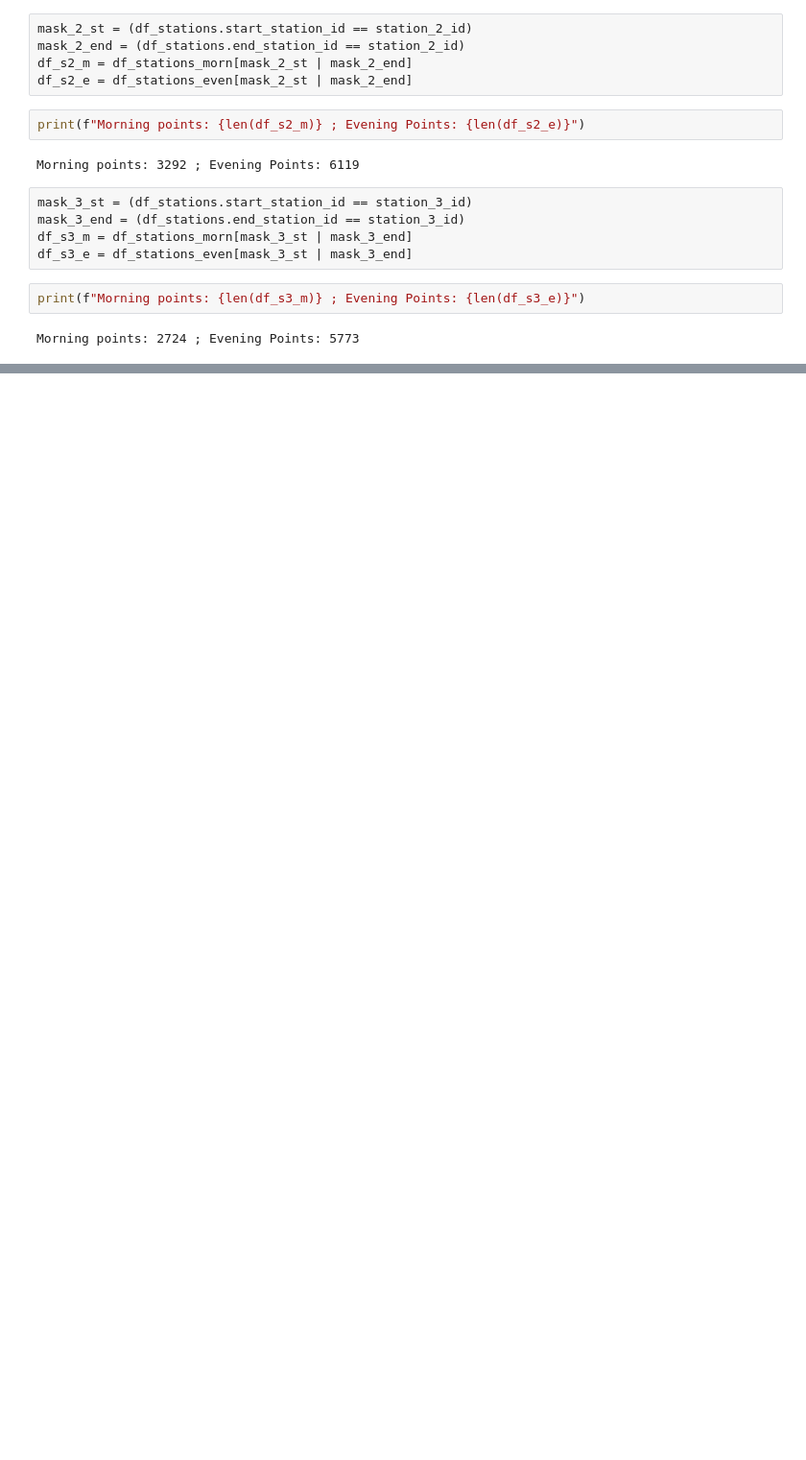
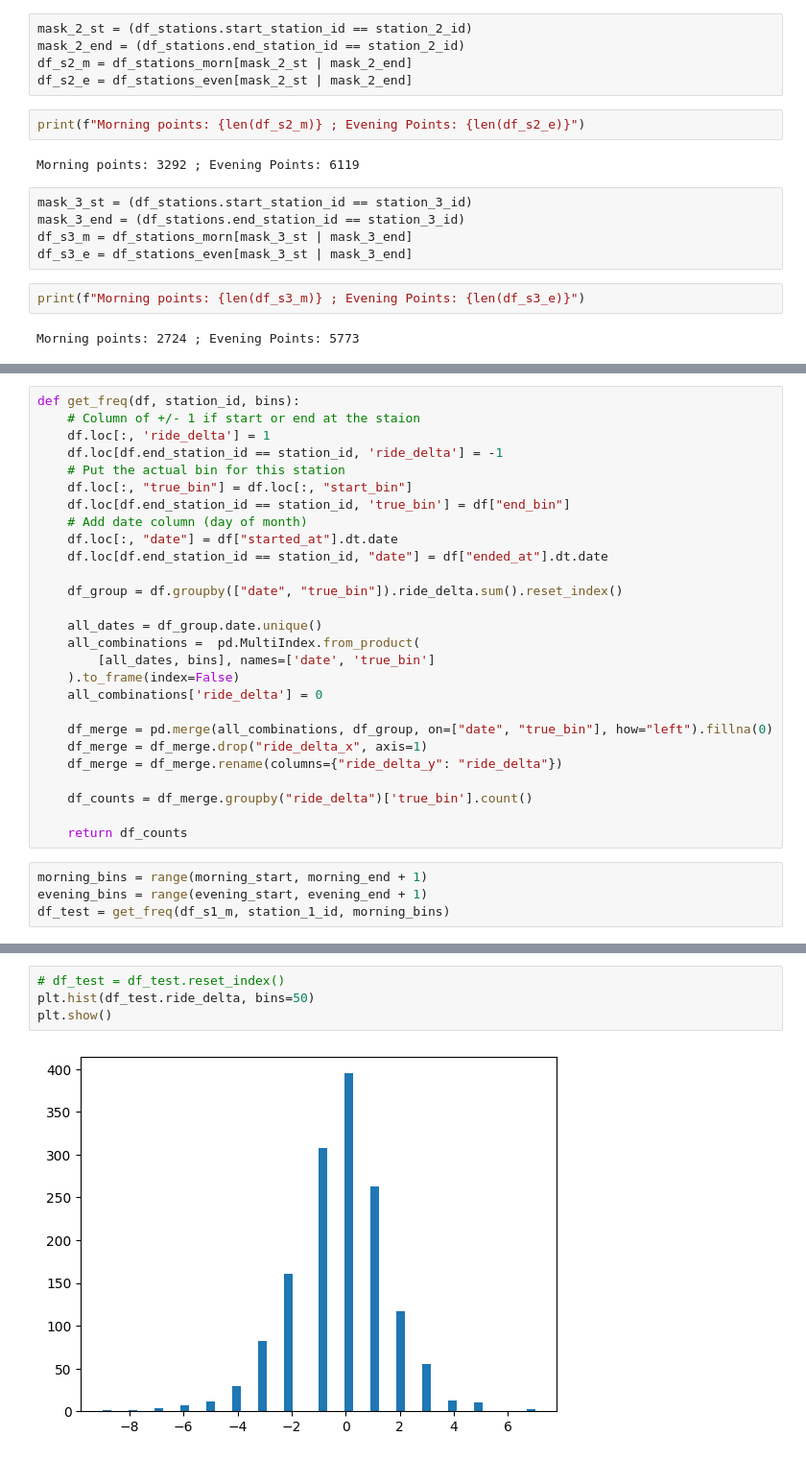
Before and after one commit to bwoody13/nyc-citibike-markovchain, a Jupyter notebook: project.ipynb, the cells around one changed output, grey strips where cells are left out. Shown at 96% size. Drawn from its saved outputs; the diff is of its cells as text; blank space fills up the shorter version.

Commit message:
create function to get the counts of deltas across bins per day

```diff
--- a/project.ipynb
+++ b/project.ipynb
@@ -318,0 +332,31 @@ Morning points: 2724 ; Evening Points: 5773
+# %%
+def get_freq(df, station_id, bins):
+    # Column of +/- 1 if start or end at the staion
+    df.loc[:, 'ride_delta'] = 1
+    df.loc[df.end_station_id == station_id, 'ride_delta'] = -1
+    # Put the actual bin for this station
+    df.loc[:, "true_bin"] = df.loc[:, "start_bin"]
+    df.loc[df.end_station_id == station_id, 'true_bin'] = df["end_bin"]
+    # Add date column (day of month)
+    df.loc[:, "date"] = df["started_at"].dt.date
+    df.loc[df.end_station_id == station_id, "date"] = df["ended_at"].dt.date
+
+    df_group = df.groupby(["date", "true_bin"]).ride_delta.sum().reset_index()
+
+    all_dates = df_group.date.unique()
+    all_combinations =  pd.MultiIndex.from_product(
+        [all_dates, bins], names=['date', 'true_bin']
+    ).to_frame(index=False)
+    all_combinations['ride_delta'] = 0
+
+    df_merge = pd.merge(all_combinations, df_group, on=["date", "true_bin"], how="left").fillna(0)
+    df_merge = df_merge.drop("ride_delta_x", axis=1)
+    df_merge = df_merge.rename(columns={"ride_delta_y": "ride_delta"})
+
+    df_counts = df_merge.groupby("ride_delta")['true_bin'].count()
+
+    return df_counts
+# %%
+morning_bins = range(morning_start, morning_end + 1)
+evening_bins = range(evening_start, evening_end + 1)
+df_test = get_freq(df_s1_m, station_1_id, morning_bins)
@@ -318,0 +400,6 @@ Morning points: 2724 ; Evening Points: 5773
+# %%
+# df_test = df_test.reset_index()
+plt.hist(df_test.ride_delta, bins=50)
+plt.show()
+# %% [output]
+[figure, added]
```
Also changed, not shown: parts of 4 cells of this notebook.
